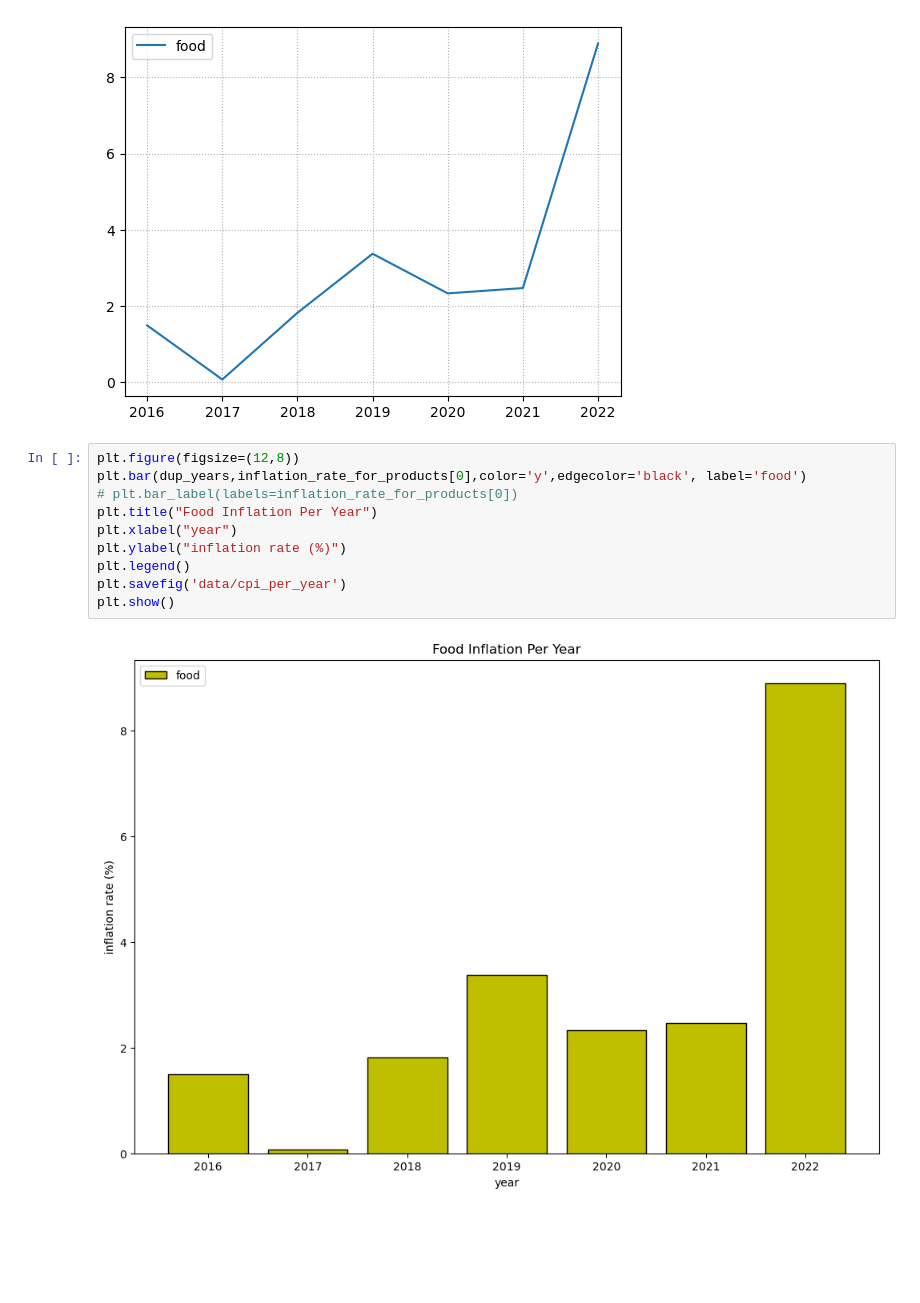
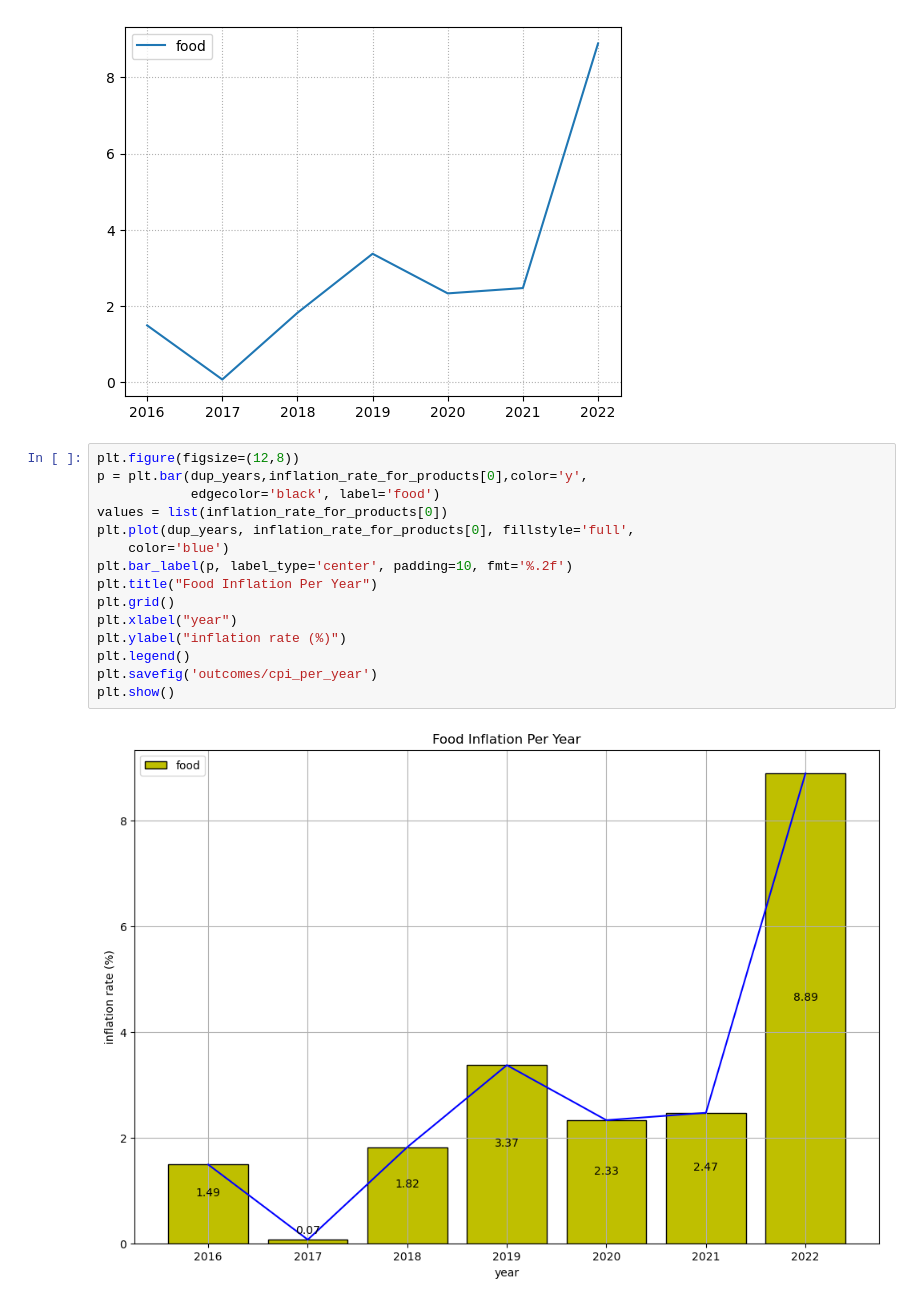
Before and after one commit to UofT-Bootcamp-Data-Analytics/Team_3_Python_Project, a Jupyter notebook: Faraz_work/inflation/Inflation_code.ipynb, the cells around one changed output. Cells and saved outputs as stored; diff of their text form; blank space fills up the shorter version.

```diff
--- a/Faraz_work/inflation/Inflation_code.ipynb
+++ b/Faraz_work/inflation/Inflation_code.ipynb
@@ -114,13 +114,18 @@ plt.show()
 [figure]
 # %%
 plt.figure(figsize=(12,8))
-plt.bar(dup_years,inflation_rate_for_products[0],color='y',edgecolor='black', label='food')
-# plt.bar_label(labels=inflation_rate_for_products[0])
+p = plt.bar(dup_years,inflation_rate_for_products[0],color='y',
+            edgecolor='black', label='food')
+values = list(inflation_rate_for_products[0])
+plt.plot(dup_years, inflation_rate_for_products[0], fillstyle='full',
+    color='blue')
+plt.bar_label(p, label_type='center', padding=10, fmt='%.2f')
 plt.title("Food Inflation Per Year")
+plt.grid()
 plt.xlabel("year")
 plt.ylabel("inflation rate (%)")
 plt.legend()
-plt.savefig('data/cpi_per_year')
+plt.savefig('outcomes/cpi_per_year')
 plt.show()
 # %% [output]
-[figure, old version]
+[figure, new version]
```
Also changed, not shown: parts of 2 cells of this notebook, 6 other files.
